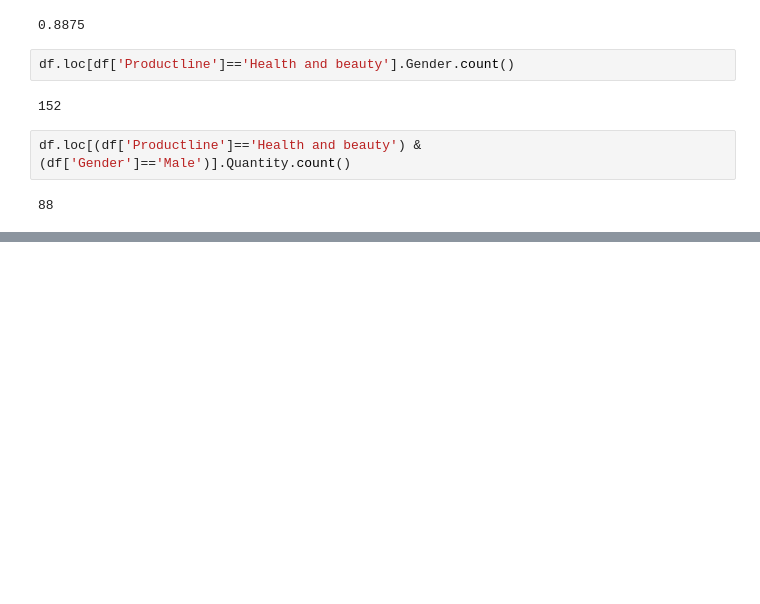
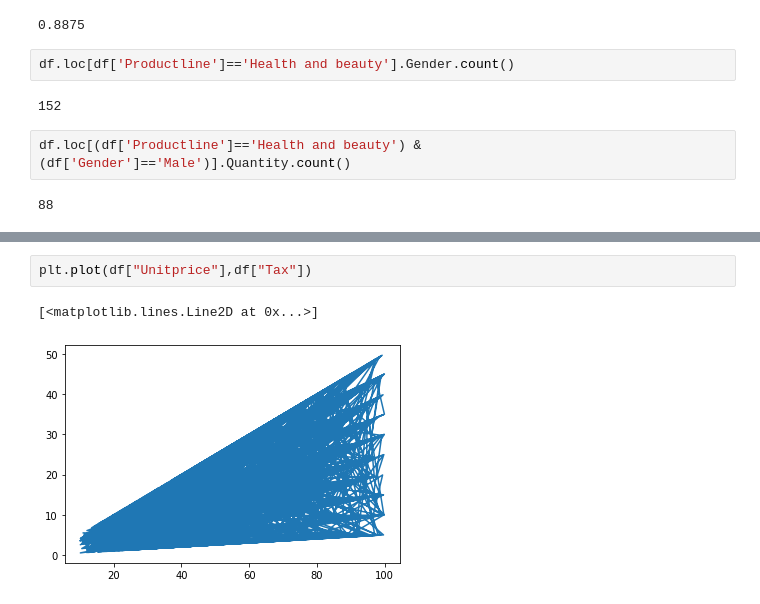
Before and after one commit to Atimangojackline/Business-analytics-with-python, a Jupyter notebook: Supermarket_sale5.ipynb, the cells around one changed output, grey strips where cells are left out. Saved outputs shown, nothing was run; the diff lists cells and outputs as text; blank space fills up the shorter version.

```diff
--- a/Supermarket_sale5.ipynb
+++ b/Supermarket_sale5.ipynb
@@ -222,0 +294,5 @@ df.loc[(df['Productline']=='Electronic and accessories') & (df['Gender']=='Femal
+# %%
+plt.plot(df["Unitprice"],df["Tax"])
+# %% [output]
+[<matplotlib.lines.Line2D at 0x...>]
+[figure, added]
```
Also changed, not shown: parts of 22 cells of this notebook.
